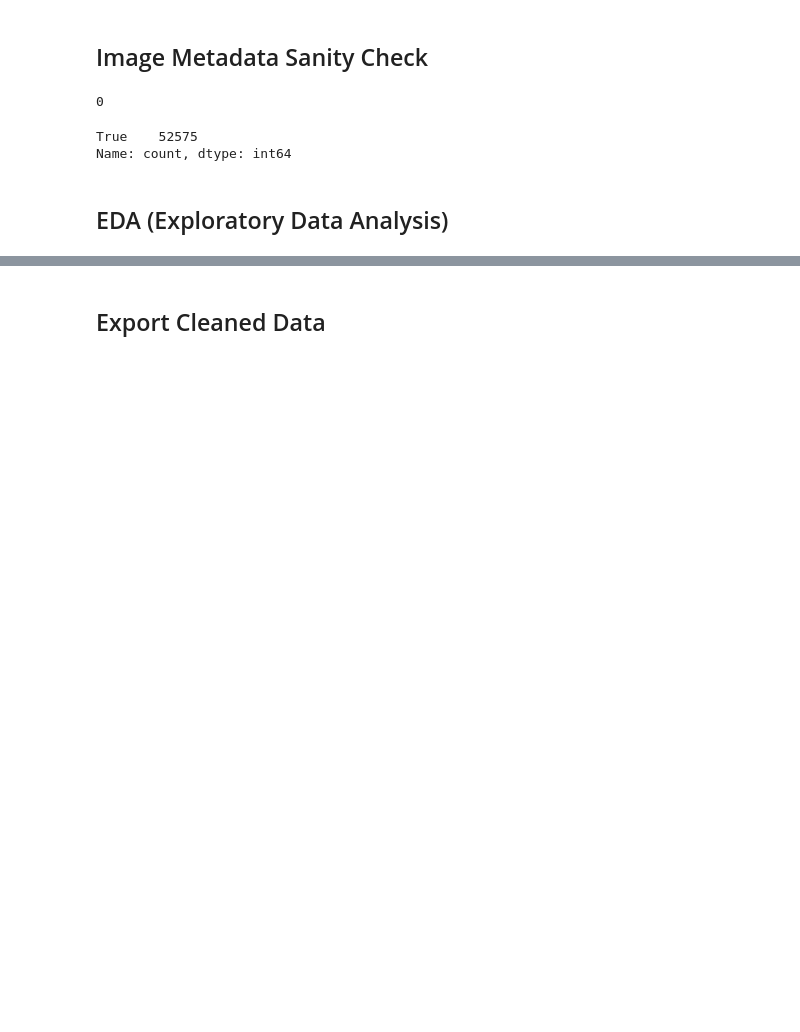
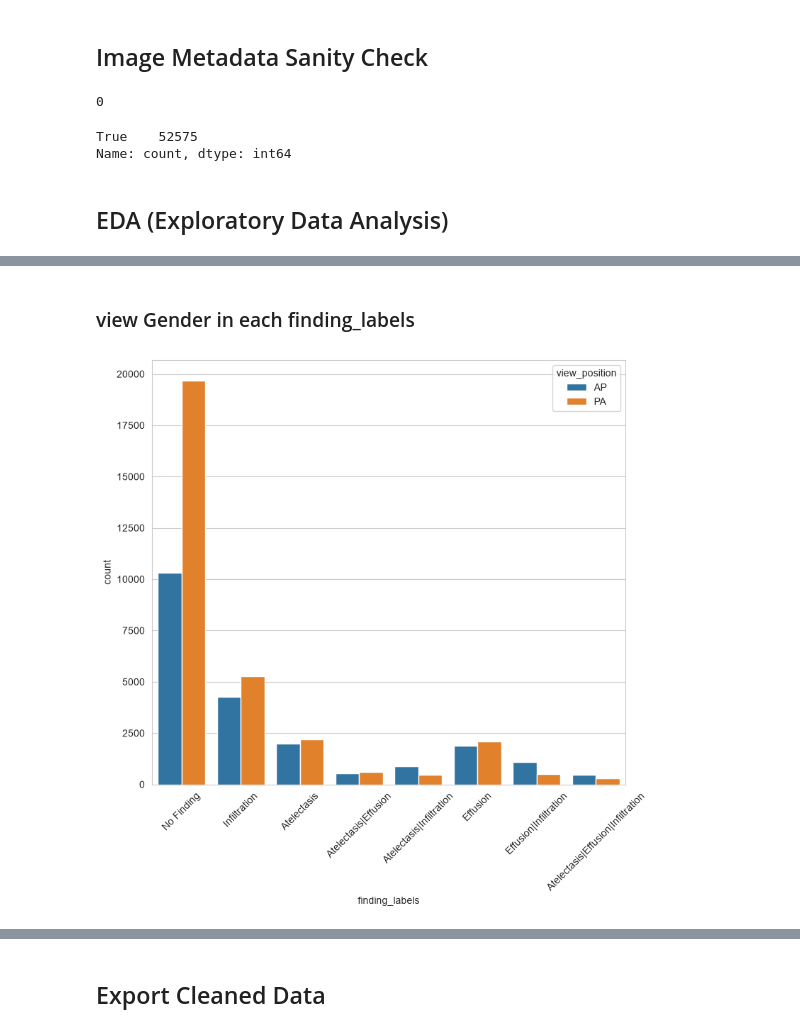
Before and after one commit to aashour06/MediVision-AI, a Jupyter notebook: notebooks/cleaning.ipynb, the cells around one changed output, grey strips where cells are left out. Drawn from its saved outputs; the diff is of its cells as text; code cells hidden in the pictures; blank space fills up the shorter version.

```diff
--- a/notebooks/cleaning.ipynb
+++ b/notebooks/cleaning.ipynb
@@ -547,0 +557,22 @@ plt.xticks(rotation=45)
+# %% [markdown]
+### view Gender in each finding_labels
+# %%
+plot_df = df_balanced.copy()
+
+plot_df["finding_labels"] = plot_df["finding_labels"].apply(
+    lambda x: "|".join(x)
+)
+
+plt.figure(figsize=(8, 8))
+
+sns.countplot(
+    data=plot_df,
+    x="finding_labels",
+    hue="view_position"
+)
+
+plt.xticks(rotation=45)
+plt.tight_layout()
+plt.show()
+# %% [output]
+[figure, added]
```
Also changed, not shown: parts of 9 cells of this notebook, 2 other files.
